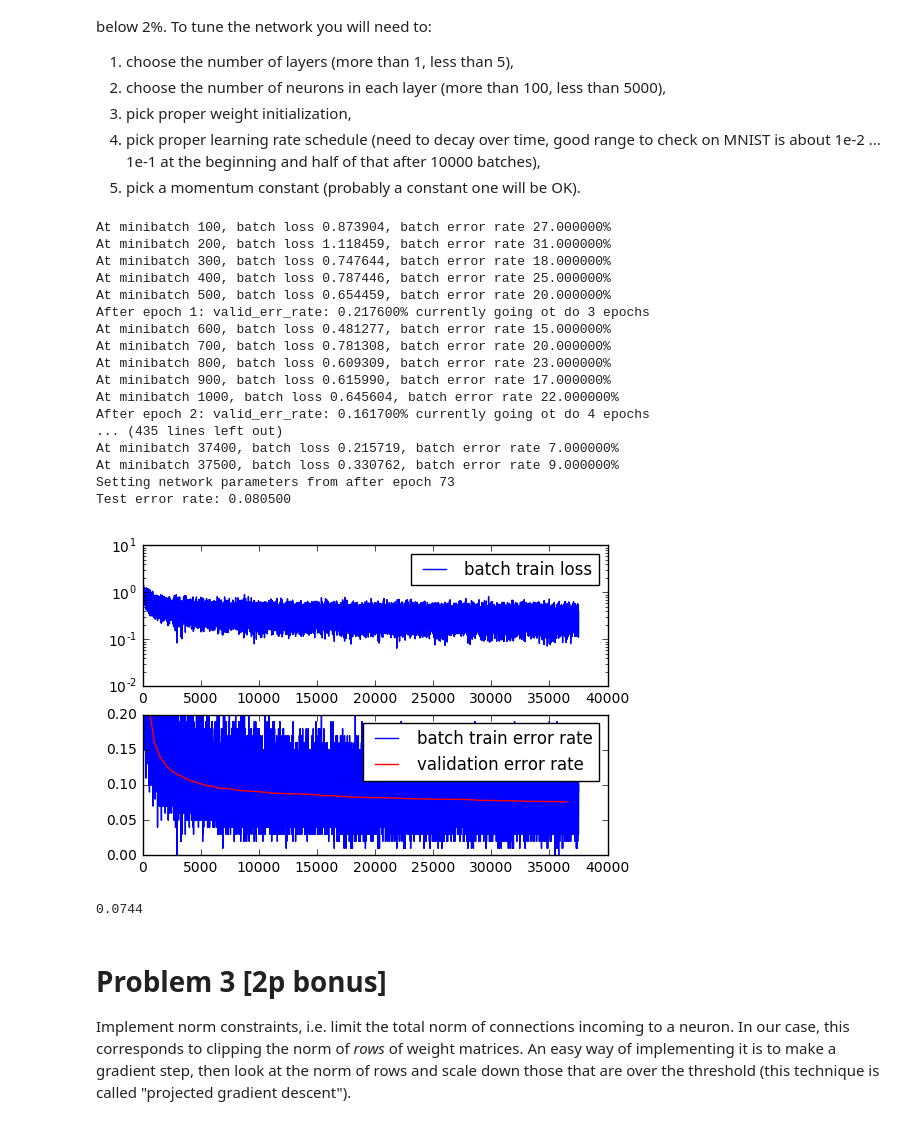
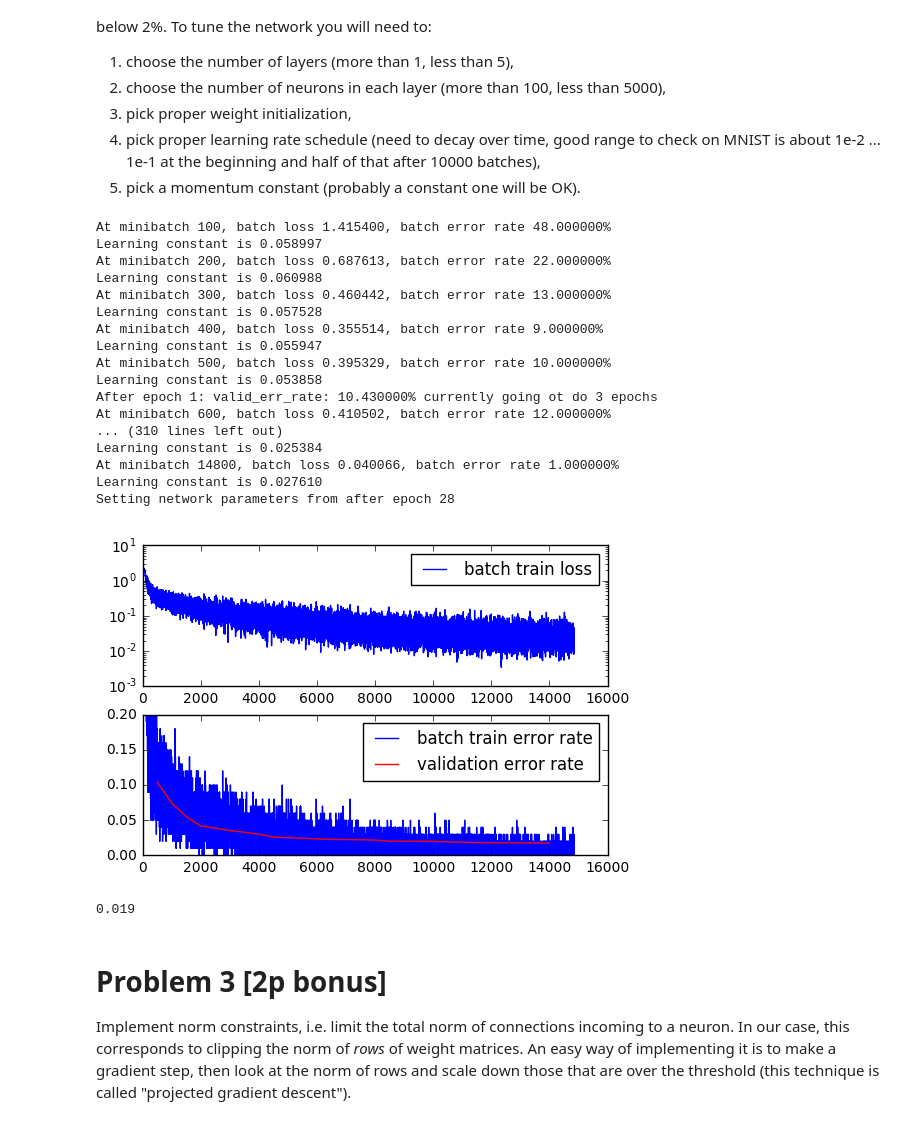
Before and after one commit to rafiki53/nn_assignments, a Jupyter notebook: assignment5/Assignment5.ipynb, the cells around one changed output. Cells and saved outputs as stored; diff of their text form; code cells hidden in the pictures.

```diff
--- a/assignment5/Assignment5.ipynb
+++ b/assignment5/Assignment5.ipynb
@@ -145,7 +145,8 @@ class AffineLayer(Layer):
             # Type a sentence explaining why, and if you use a reference,
             # cite it here
             #
-            weight_init = IsotropicGaussian(0.2, 0.0)
+            #weight_init = IsotropicGaussian(0.2, 0.0)
+            weight_init = Uniform(width = num_in ** (-0.5))
         if bias_init is None:
             bias_init = Constant(0.0)
 
@@ -531,39 +562,43 @@ tune the network you will need to:
 # %%
 #
 # TODO: pick a network architecture here. The one below is just
 # softmax regression
 #
 
 net = FeedForwardNet([
-        AffineLayer(784,10),
+        AffineLayer(784, 800),
+        ReLULayer(),
+        AffineLayer(800, 800),
+        ReLULayer(),
+        AffineLayer(800,10),
         SoftMaxLayer()
         ])
 SGD(net, mnist_train_stream, mnist_validation_stream, mnist_test_stream)
 
-print "Test error rate: %f" % (compute_error_rate(net, mnist_test_stream), )
+#print "Test error rate: %f" % (compute_error_rate(net, mnist_test_stream), )
 # %% [output]
-At minibatch 100, batch loss 0.873904, batch error rate 27.000000%
-At minibatch 200, batch loss 1.118459, batch error rate 31.000000%
-At minibatch 300, batch loss 0.747644, batch error rate 18.000000%
-At minibatch 400, batch loss 0.787446, batch error rate 25.000000%
-At minibatch 500, batch loss 0.654459, batch error rate 20.000000%
-After epoch 1: valid_err_rate: 0.217600% currently going ot do 3 epochs
-At minibatch 600, batch loss 0.481277, batch error rate 15.000000%
-At minibatch 700, batch loss 0.781308, batch error rate 20.000000%
-At minibatch 800, batch loss 0.609309, batch error rate 23.000000%
-At minibatch 900, batch loss 0.615990, batch error rate 17.000000%
-At minibatch 1000, batch loss 0.645604, batch error rate 22.000000%
-After epoch 2: valid_err_rate: 0.161700% currently going ot do 4 epochs
-... (435 lines left out)
-At minibatch 37400, batch loss 0.215719, batch error rate 7.000000%
-At minibatch 37500, batch loss 0.330762, batch error rate 9.000000%
-Setting network parameters from after epoch 73
-Test error rate: 0.080500
+At minibatch 100, batch loss 1.415400, batch error rate 48.000000%
+Learning constant is 0.058997
+At minibatch 200, batch loss 0.687613, batch error rate 22.000000%
+Learning constant is 0.060988
+At minibatch 300, batch loss 0.460442, batch error rate 13.000000%
+Learning constant is 0.057528
+At minibatch 400, batch loss 0.355514, batch error rate 9.000000%
+Learning constant is 0.055947
+At minibatch 500, batch loss 0.395329, batch error rate 10.000000%
+Learning constant is 0.053858
+After epoch 1: valid_err_rate: 10.430000% currently going ot do 3 epochs
+At minibatch 600, batch loss 0.410502, batch error rate 12.000000%
+... (310 lines left out)
+Learning constant is 0.025384
+At minibatch 14800, batch loss 0.040066, batch error rate 1.000000%
+Learning constant is 0.027610
+Setting network parameters from after epoch 28
-[figure, old version]
+[figure, new version]
 # %%
 compute_error_rate(net, mnist_test_stream)
 # %% [output]
-0.0744
+0.019
 # %% [markdown]
 # Problem 3 [2p bonus]
 
```
Also changed, not shown: parts of 3 cells of this notebook.
